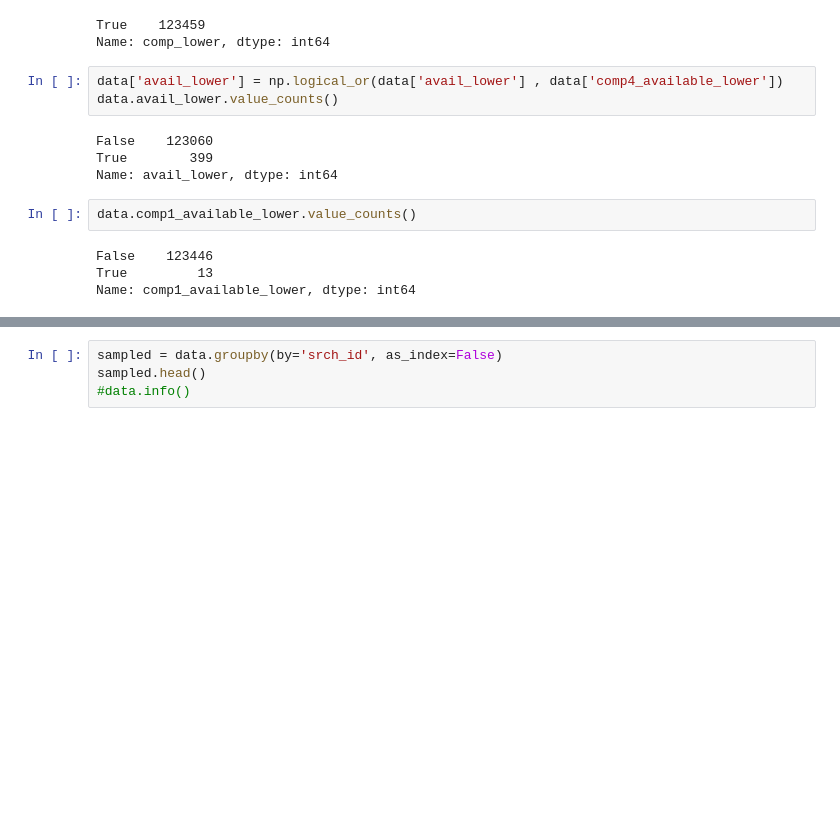
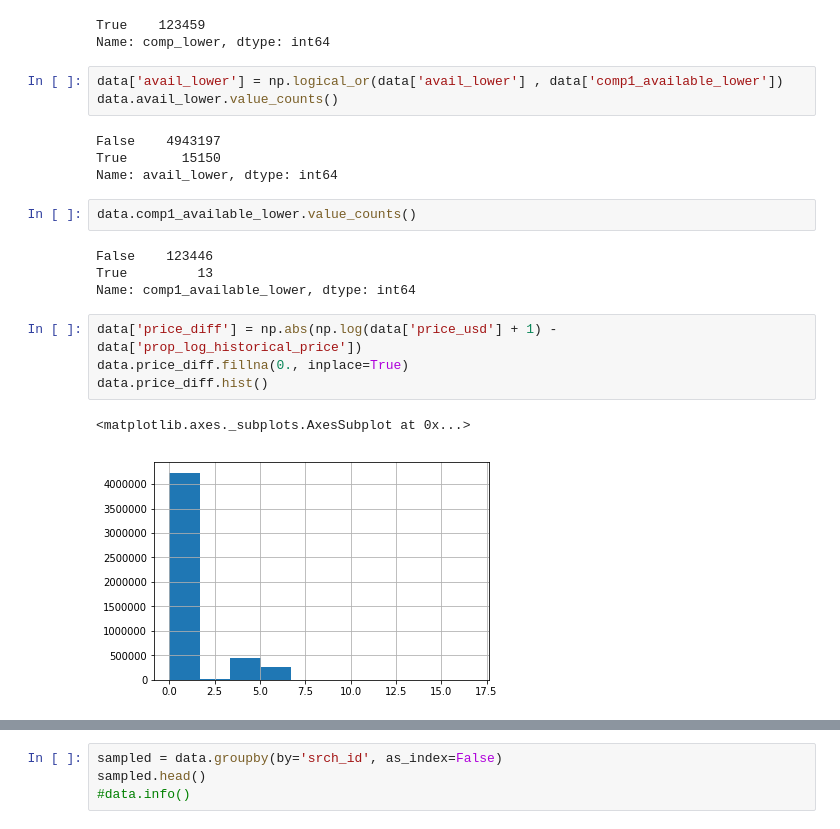
Before and after one commit to Longi94/dmt2018, a Jupyter notebook: assign2/assign2.ipynb, the cells around one changed output, grey strips where cells are left out. Cells and saved outputs as stored; diff of their text form; blank space fills up the shorter version.

```diff
--- a/assign2/assign2.ipynb
+++ b/assign2/assign2.ipynb
@@ -144,11 +144,11 @@ data['comp_lower'].value_counts()
 True    123459
 Name: comp_lower, dtype: int64
 # %%
-data['avail_lower'] = np.logical_or(data['avail_lower'] , data['comp4_available_lower'])
+data['avail_lower'] = np.logical_or(data['avail_lower'] , data['comp1_available_lower'])
 data.avail_lower.value_counts()
 # %% [output]
-False    123060
-True        399
+False    4943197
+True       15150
 Name: avail_lower, dtype: int64
 # %%
 data.comp1_available_lower.value_counts()
@@ -156,3 +156,10 @@ data.comp1_available_lower.value_counts()
 False    123446
 True         13
 Name: comp1_available_lower, dtype: int64
+# %%
+data['price_diff'] = np.abs(np.log(data['price_usd'] + 1) - data['prop_log_historical_price'])
+data.price_diff.fillna(0., inplace=True)
+data.price_diff.hist()
+# %% [output]
+<matplotlib.axes._subplots.AxesSubplot at 0x...>
+[figure, added]
```
Also changed, not shown: parts of 11 cells of this notebook.
